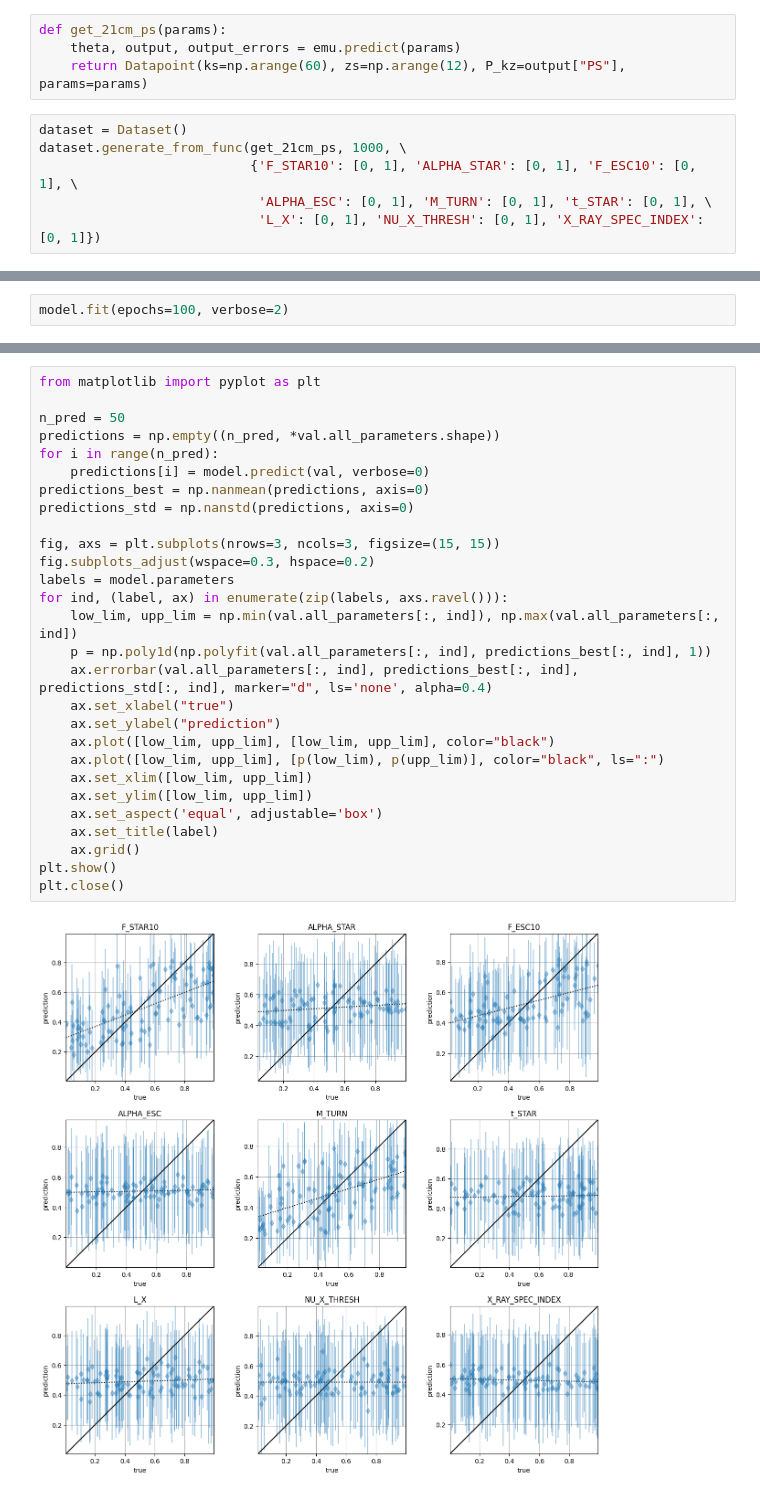
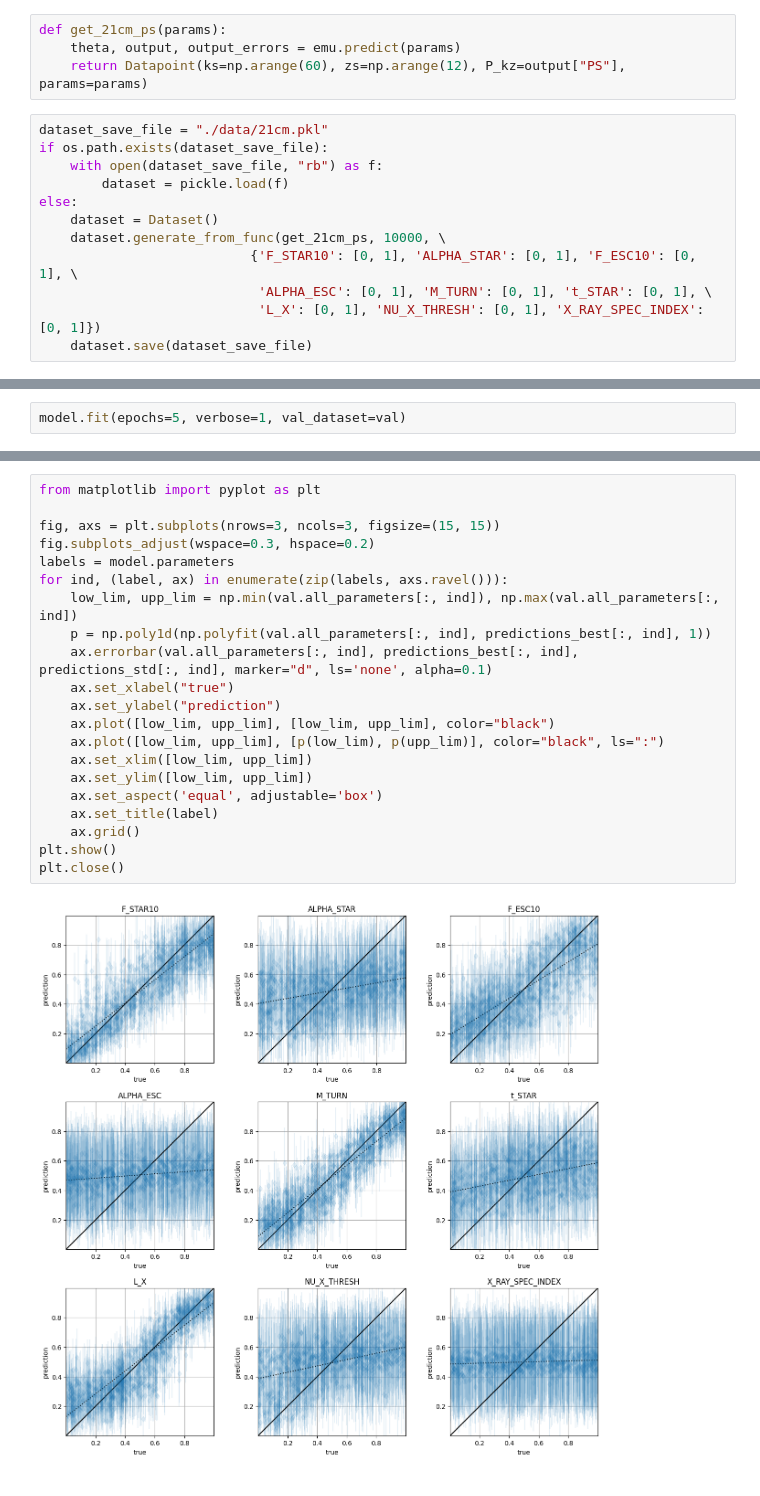
Before and after one commit to shubhagrawal30/pyPIPS, a Jupyter notebook: demos/21cm.ipynb, the cells around one changed output, grey strips where cells are left out. Cells and saved outputs as stored; diff of their text form.

```diff
--- a/demos/21cm.ipynb
+++ b/demos/21cm.ipynb
@@ -17,11 +20,17 @@ def get_21cm_ps(params):
     theta, output, output_errors = emu.predict(params)
     return Datapoint(ks=np.arange(60), zs=np.arange(12), P_kz=output["PS"], params=params)
 # %%
-dataset = Dataset()
-dataset.generate_from_func(get_21cm_ps, 1000, \
+dataset_save_file = "./data/21cm.pkl"
+if os.path.exists(dataset_save_file):
+    with open(dataset_save_file, "rb") as f:
+        dataset = pickle.load(f)
+else:
+    dataset = Dataset()
+    dataset.generate_from_func(get_21cm_ps, 10000, \
                            {'F_STAR10': [0, 1], 'ALPHA_STAR': [0, 1], 'F_ESC10': [0, 1], \
                             'ALPHA_ESC': [0, 1], 'M_TURN': [0, 1], 't_STAR': [0, 1], \
                             'L_X': [0, 1], 'NU_X_THRESH': [0, 1], 'X_RAY_SPEC_INDEX': [0, 1]})
+    dataset.save(dataset_save_file)
 # %%
 train, val, test = dataset.split([0.8, 0.1, 0.1])
 
@@ -54,5 +65,5 @@ Trainable params: 60,722
 Non-trainable params: 0
 _________________________________________________________________
 # %%
-model.fit(epochs=100, verbose=2)
+model.fit(epochs=5, verbose=1, val_dataset=val)
 # %% [output]
@@ -81,30 +91,23 @@ model.evaluate(val)
 # %%
 from matplotlib import pyplot as plt
-
-n_pred = 50
-predictions = np.empty((n_pred, *val.all_parameters.shape))
-for i in range(n_pred):
-    predictions[i] = model.predict(val, verbose=0)
-predictions_best = np.nanmean(predictions, axis=0)
-predictions_std = np.nanstd(predictions, axis=0)
 
 fig, axs = plt.subplots(nrows=3, ncols=3, figsize=(15, 15))
 fig.subplots_adjust(wspace=0.3, hspace=0.2)
 labels = model.parameters
 for ind, (label, ax) in enumerate(zip(labels, axs.ravel())):
     low_lim, upp_lim = np.min(val.all_parameters[:, ind]), np.max(val.all_parameters[:, ind])
     p = np.poly1d(np.polyfit(val.all_parameters[:, ind], predictions_best[:, ind], 1))
-    ax.errorbar(val.all_parameters[:, ind], predictions_best[:, ind],  predictions_std[:, ind], marker="d", ls='none', alpha=0.4)
+    ax.errorbar(val.all_parameters[:, ind], predictions_best[:, ind],  predictions_std[:, ind], marker="d", ls='none', alpha=0.1)
     ax.set_xlabel("true")
     ax.set_ylabel("prediction")
     ax.plot([low_lim, upp_lim], [low_lim, upp_lim], color="black")
     ax.plot([low_lim, upp_lim], [p(low_lim), p(upp_lim)], color="black", ls=":")
     ax.set_xlim([low_lim, upp_lim])
     ax.set_ylim([low_lim, upp_lim])
     ax.set_aspect('equal', adjustable='box')
     ax.set_title(label)
     ax.grid()
 plt.show()
 plt.close()
 # %% [output]
-[figure, old version]
+[figure, new version]
```
Also changed, not shown: parts of 12 cells of this notebook, 5 other files.
